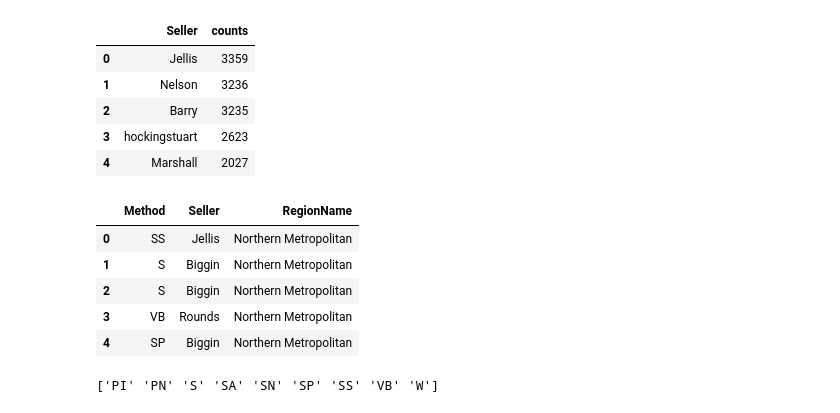
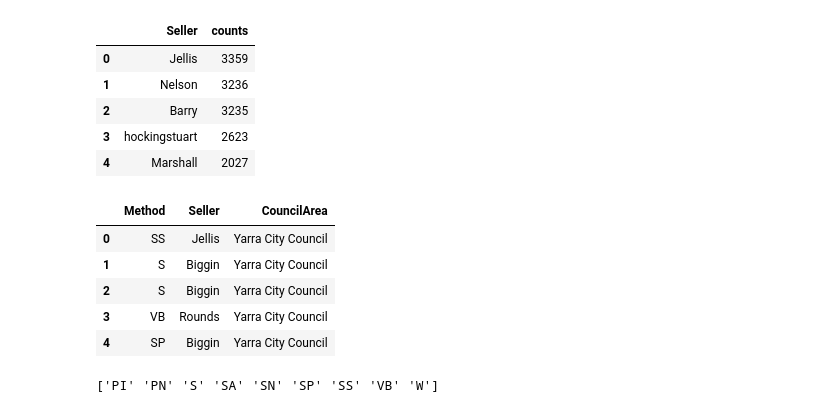
Before and after one commit to knoexus/swansea-M35-bddm, a Jupyter notebook: cw2/Association.ipynb, the cells around one changed output. Cells and saved outputs as stored; diff of their text form; code cells hidden in the pictures.

```diff
--- a/cw2/Association.ipynb
+++ b/cw2/Association.ipynb
@@ -15,3 +15,7 @@ data.head()
 | 3 | Abbotsford | 18/659 Victoria St | 3 | u | NaN | VB | Rounds | 04/02/2016 | 2.5 | 3067.0 | ... | ... |
 | 4 | Abbotsford | 5 Charles St | 3 | h | 1465000.0 | SP | Biggin | 04/03/2017 | 2.5 | 3067.0 | ... | ... |
 5 rows × 21 columns
+# %%
+data = data[~(data['CouncilArea'].isnull())]
+data = data[~(data['Seller'].isnull())]
+data = data[~(data['Method'].isnull())]
@@ -30,16 +56,17 @@ seller_gr.head()
 | 3 | hockingstuart | 2623 |
 | 4 | Marshall | 2027 |
 # %%
-cut = data[["Method", "Seller", "RegionName"]]
-cut = cut[(~cut['Method'].isnull()) & (~cut['Seller'].isnull()) & (~cut['RegionName'].isnull())]
+field = "CouncilArea"
+cut = data[["Method", "Seller", field]]
+cut = cut[(~cut['Method'].isnull()) & (~cut['Seller'].isnull()) & (~cut[field].isnull())]
 cut.head()
 # %% [output]
-|  | Method | Seller | RegionName |
-| 0 | SS | Jellis | Northern Metropolitan |
-| 1 | S | Biggin | Northern Metropolitan |
-| 2 | S | Biggin | Northern Metropolitan |
-| 3 | VB | Rounds | Northern Metropolitan |
-| 4 | SP | Biggin | Northern Metropolitan |
+|  | Method | Seller | CouncilArea |
+| 0 | SS | Jellis | Yarra City Council |
+| 1 | S | Biggin | Yarra City Council |
+| 2 | S | Biggin | Yarra City Council |
+| 3 | VB | Rounds | Yarra City Council |
+| 4 | SP | Biggin | Yarra City Council |
 # %%
 print(np.unique(cut["Method"]))
 # %% [output]
```
Also changed, not shown: parts of 19 cells of this notebook, 1 other file.
